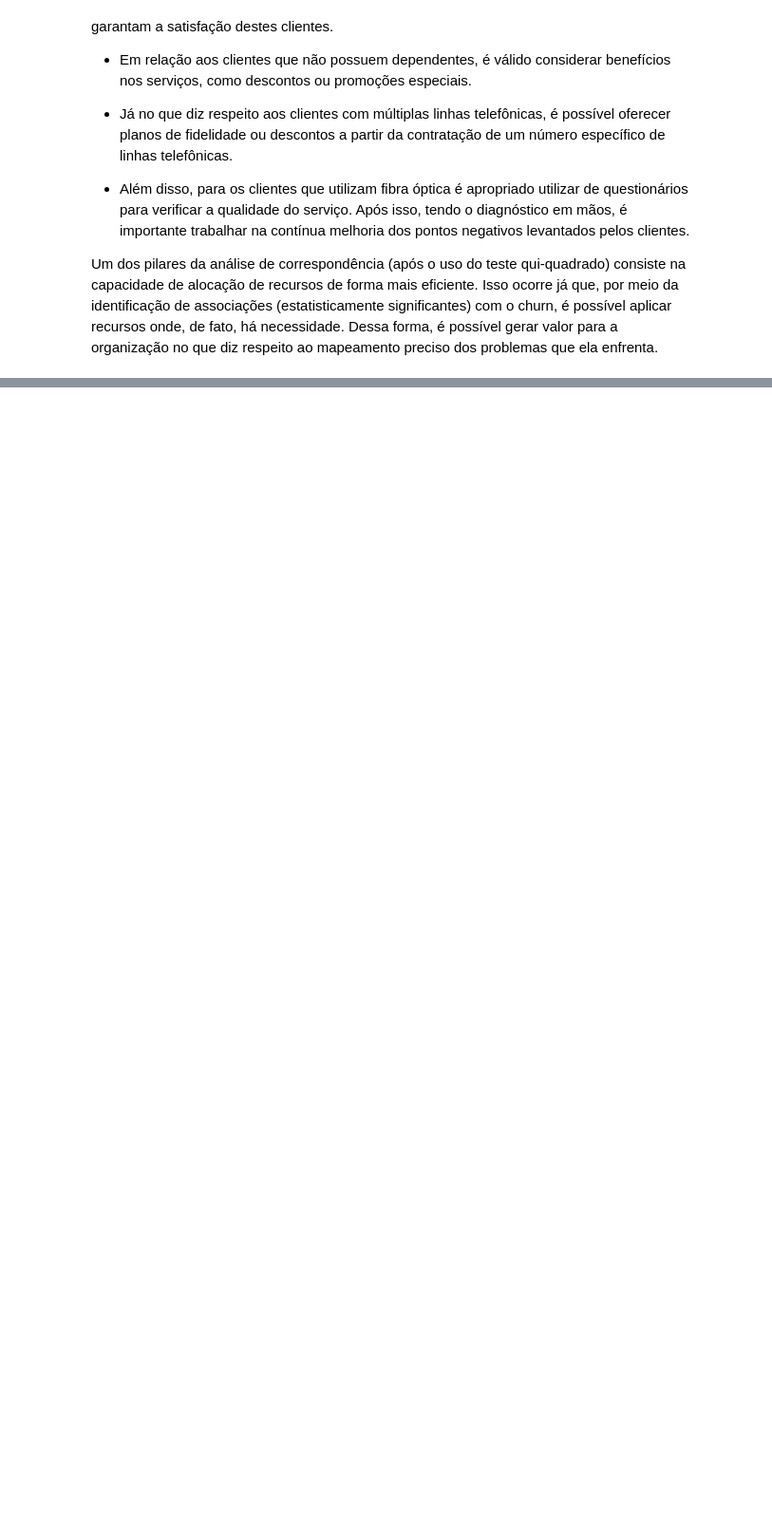
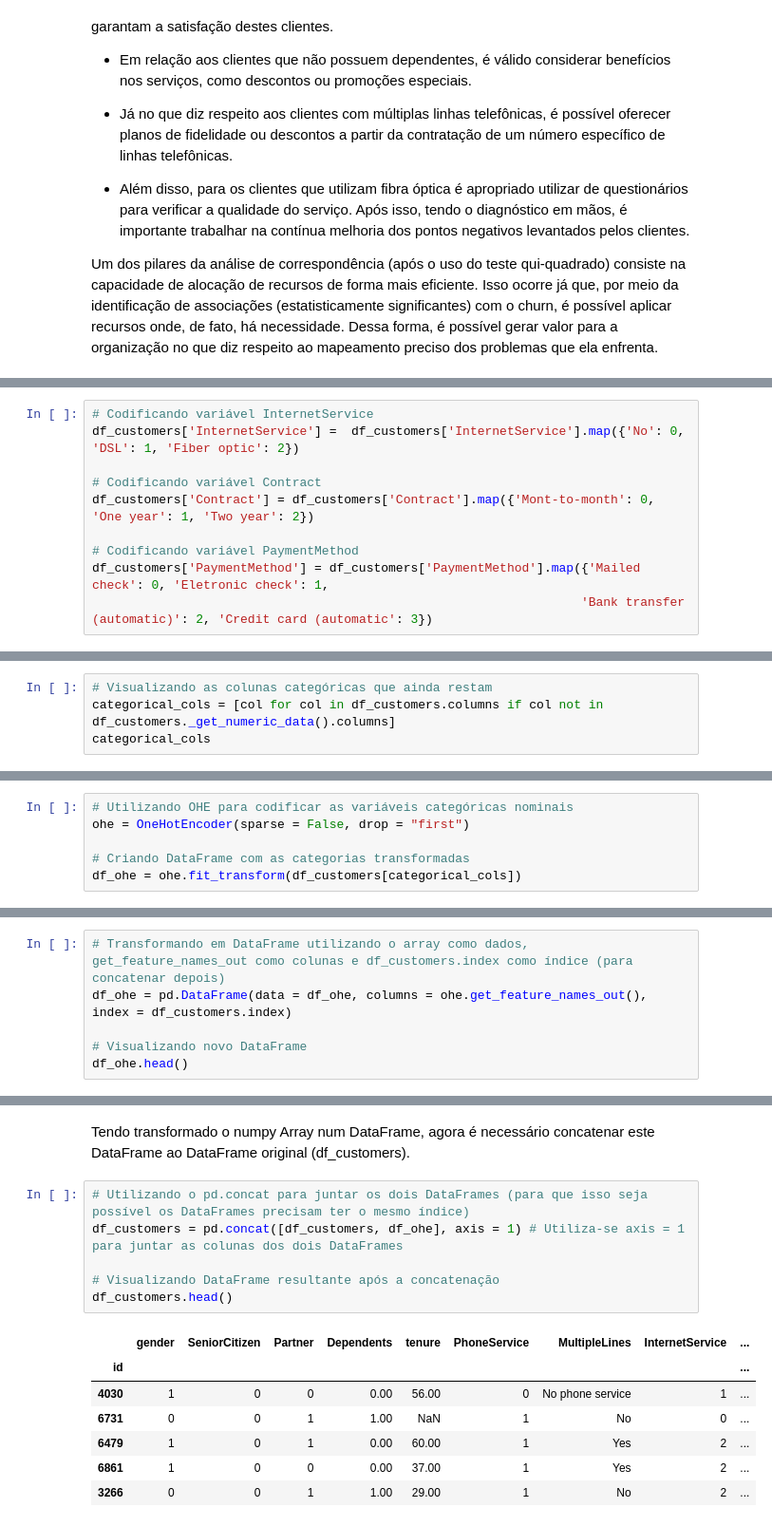
Before and after one commit to lazarocordeirosilva/Previsao_Churn, a Jupyter notebook: notebook/Churn Analysis.ipynb, the cells around one changed output, grey strips where cells are left out. Shown at 95% size. Saved outputs shown, nothing was run; the diff lists cells and outputs as text; blank space fills up the shorter version.

```diff
--- a/notebook/Churn Analysis.ipynb
+++ b/notebook/Churn Analysis.ipynb
@@ -855,0 +1129,10 @@ Um dos pilares da análise de correspondência (após o uso do teste qui-quadrad
+# %%
+# Codificando variável InternetService
+df_customers['InternetService'] =  df_customers['InternetService'].map({'No': 0, 'DSL': 1, 'Fiber optic': 2})
+
+# Codificando variável Contract
+df_customers['Contract'] = df_customers['Contract'].map({'Mont-to-month': 0, 'One year': 1, 'Two year': 2})
+
+# Codificando variável PaymentMethod
+df_customers['PaymentMethod'] = df_customers['PaymentMethod'].map({'Mailed check': 0, 'Eletronic check': 1,
+                                                                  'Bank transfer (automatic)': 2, 'Credit card (automatic': 3})
@@ -855,0 +1168,4 @@ Um dos pilares da análise de correspondência (após o uso do teste qui-quadrad
+# %%
+# Visualizando as colunas categóricas que ainda restam
+categorical_cols = [col for col in df_customers.columns if col not in df_customers._get_numeric_data().columns]
+categorical_cols
@@ -855,0 +1182,6 @@ Um dos pilares da análise de correspondência (após o uso do teste qui-quadrad
+# %%
+# Utilizando OHE para codificar as variáveis categóricas nominais
+ohe = OneHotEncoder(sparse = False, drop = "first")
+
+# Criando DataFrame com as categorias transformadas
+df_ohe = ohe.fit_transform(df_customers[categorical_cols])
@@ -855,0 +1232,6 @@ Um dos pilares da análise de correspondência (após o uso do teste qui-quadrad
+# %%
+# Transformando em DataFrame utilizando o array como dados, get_feature_names_out como colunas e df_customers.index como índice (para concatenar depois)
+df_ohe = pd.DataFrame(data = df_ohe, columns = ohe.get_feature_names_out(), index = df_customers.index)
+
+# Visualizando novo DataFrame
+df_ohe.head()
@@ -855,0 +1251,16 @@ Um dos pilares da análise de correspondência (após o uso do teste qui-quadrad
+# %% [markdown]
+Tendo transformado o numpy Array num DataFrame, agora é necessário concatenar este DataFrame ao DataFrame original (df_customers).
+# %%
+# Utilizando o pd.concat para juntar os dois DataFrames (para que isso seja possível os DataFrames precisam ter o mesmo índice)
+df_customers = pd.concat([df_customers, df_ohe], axis = 1) # Utiliza-se axis = 1 para juntar as colunas dos dois DataFrames
+
+# Visualizando DataFrame resultante após a concatenação
+df_customers.head()
+# %% [output]
+|  | gender | SeniorCitizen | Partner | Dependents | tenure | PhoneService | MultipleLines | InternetService | ... |
+| id |  |  |  |  |  |  |  |  | ... |
+| 4030 | 1 | 0 | 0 | 0.00 | 56.00 | 0 | No phone service | 1 | ... |
+| 6731 | 0 | 0 | 1 | 1.00 | NaN | 1 | No | 0 | ... |
+| 6479 | 1 | 0 | 1 | 0.00 | 60.00 | 1 | Yes | 2 | ... |
+| 6861 | 1 | 0 | 0 | 0.00 | 37.00 | 1 | Yes | 2 | ... |
+| 3266 | 0 | 0 | 1 | 1.00 | 29.00 | 1 | No | 2 | ... |
```
Also changed, not shown: parts of 46 cells of this notebook.
